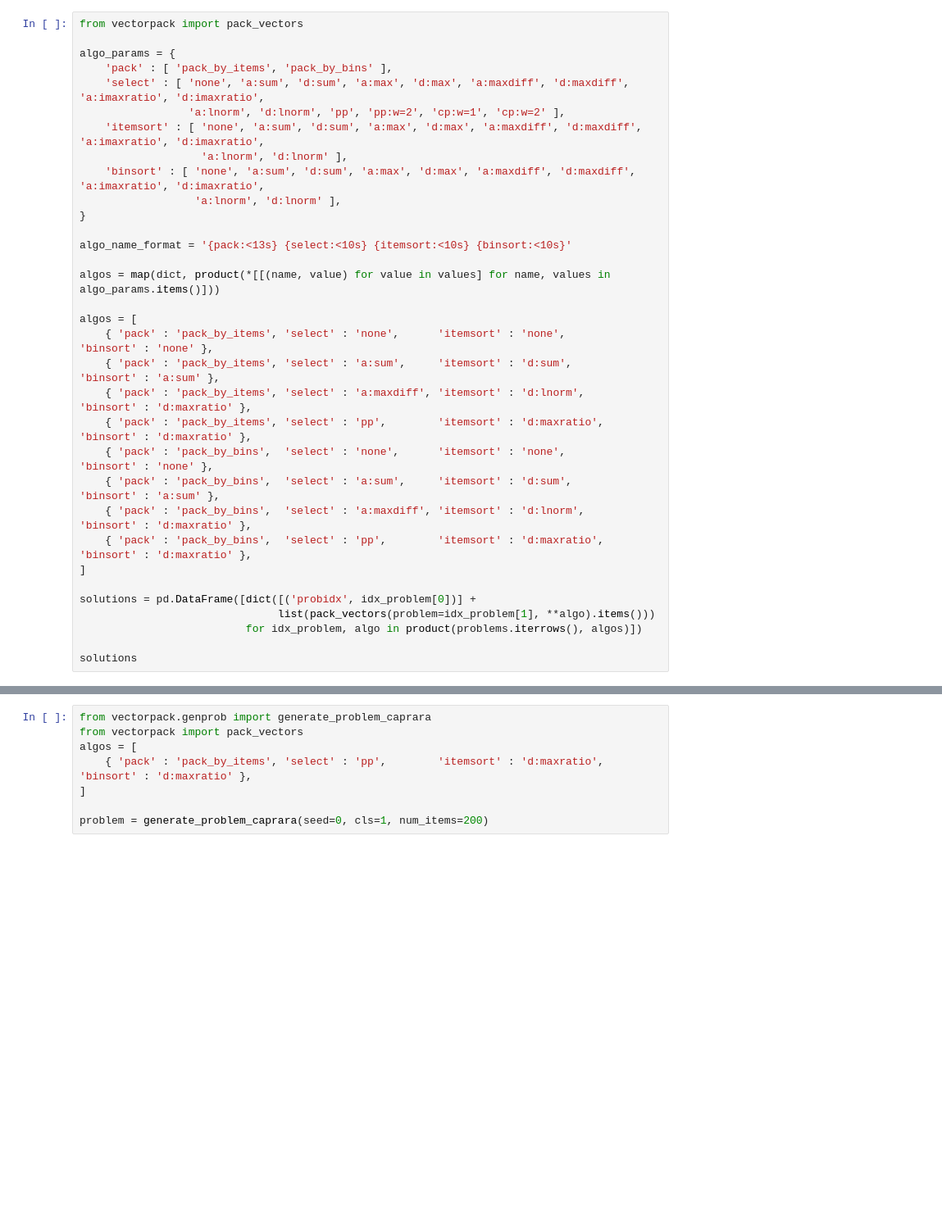
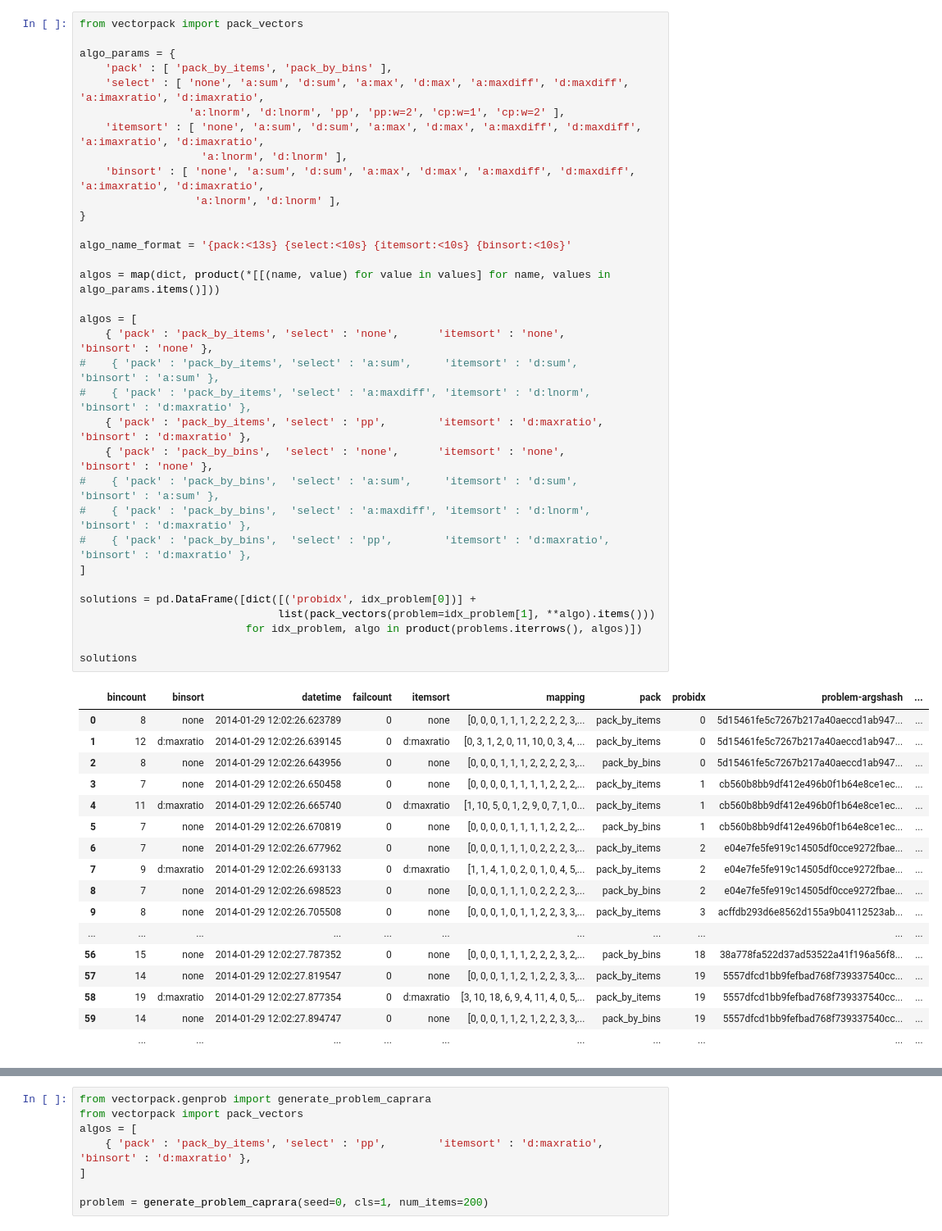
Before and after one commit to marklee77/vp2014_notebooks, a Jupyter notebook: Untitled0.ipynb, the cells around one changed output, grey strips where cells are left out. Shown: that part at 82% size. Drawn from its saved outputs; the diff is of its cells as text; blank space fills up the shorter version.

```diff
--- a/Untitled0.ipynb
+++ b/Untitled0.ipynb
@@ -32,33 +67,51 @@ problems
 # %%
 from vectorpack import pack_vectors
 
 algo_params = {
     'pack' : [ 'pack_by_items', 'pack_by_bins' ],
     'select' : [ 'none', 'a:sum', 'd:sum', 'a:max', 'd:max', 'a:maxdiff', 'd:maxdiff', 'a:imaxratio', 'd:imaxratio',
                  'a:lnorm', 'd:lnorm', 'pp', 'pp:w=2', 'cp:w=1', 'cp:w=2' ],
     'itemsort' : [ 'none', 'a:sum', 'd:sum', 'a:max', 'd:max', 'a:maxdiff', 'd:maxdiff', 'a:imaxratio', 'd:imaxratio',
                    'a:lnorm', 'd:lnorm' ],
     'binsort' : [ 'none', 'a:sum', 'd:sum', 'a:max', 'd:max', 'a:maxdiff', 'd:maxdiff', 'a:imaxratio', 'd:imaxratio',
                   'a:lnorm', 'd:lnorm' ],
 }
 
 algo_name_format = '{pack:<13s} {select:<10s} {itemsort:<10s} {binsort:<10s}'
 
 algos = map(dict, product(*[[(name, value) for value in values] for name, values in algo_params.items()]))
 
 algos = [
     { 'pack' : 'pack_by_items', 'select' : 'none',      'itemsort' : 'none',       'binsort' : 'none' },
-    { 'pack' : 'pack_by_items', 'select' : 'a:sum',     'itemsort' : 'd:sum',      'binsort' : 'a:sum' },
-    { 'pack' : 'pack_by_items', 'select' : 'a:maxdiff', 'itemsort' : 'd:lnorm',    'binsort' : 'd:maxratio' },
+#    { 'pack' : 'pack_by_items', 'select' : 'a:sum',     'itemsort' : 'd:sum',      'binsort' : 'a:sum' },
+#    { 'pack' : 'pack_by_items', 'select' : 'a:maxdiff', 'itemsort' : 'd:lnorm',    'binsort' : 'd:maxratio' },
     { 'pack' : 'pack_by_items', 'select' : 'pp',        'itemsort' : 'd:maxratio', 'binsort' : 'd:maxratio' },
     { 'pack' : 'pack_by_bins',  'select' : 'none',      'itemsort' : 'none',       'binsort' : 'none' },
-    { 'pack' : 'pack_by_bins',  'select' : 'a:sum',     'itemsort' : 'd:sum',      'binsort' : 'a:sum' },
-    { 'pack' : 'pack_by_bins',  'select' : 'a:maxdiff', 'itemsort' : 'd:lnorm',    'binsort' : 'd:maxratio' },
-    { 'pack' : 'pack_by_bins',  'select' : 'pp',        'itemsort' : 'd:maxratio', 'binsort' : 'd:maxratio' },
+#    { 'pack' : 'pack_by_bins',  'select' : 'a:sum',     'itemsort' : 'd:sum',      'binsort' : 'a:sum' },
+#    { 'pack' : 'pack_by_bins',  'select' : 'a:maxdiff', 'itemsort' : 'd:lnorm',    'binsort' : 'd:maxratio' },
+#    { 'pack' : 'pack_by_bins',  'select' : 'pp',        'itemsort' : 'd:maxratio', 'binsort' : 'd:maxratio' },
 ]
 
 solutions = pd.DataFrame([dict([('probidx', idx_problem[0])] +
                                list(pack_vectors(problem=idx_problem[1], **algo).items()))
                           for idx_problem, algo in product(problems.iterrows(), algos)])
 
 solutions
+# %% [output]
+|  | bincount | binsort | datetime | failcount | itemsort | mapping | pack | probidx | problem-argshash | ... |
+| 0 | 8 | none | 2014-01-29 12:02:26.623789 | 0 | none | [0, 0, 0, 1, 1, 1, 2, 2, 2, 2, 3,... | pack_by_items | 0 | 5d15461fe5c7267b217a40aeccd1ab947... | ... |
+| 1 | 12 | d:maxratio | 2014-01-29 12:02:26.639145 | 0 | d:maxratio | [0, 3, 1, 2, 0, 11, 10, 0, 3, 4, ... | pack_by_items | 0 | 5d15461fe5c7267b217a40aeccd1ab947... | ... |
+| 2 | 8 | none | 2014-01-29 12:02:26.643956 | 0 | none | [0, 0, 0, 1, 1, 1, 2, 2, 2, 2, 3,... | pack_by_bins | 0 | 5d15461fe5c7267b217a40aeccd1ab947... | ... |
+| 3 | 7 | none | 2014-01-29 12:02:26.650458 | 0 | none | [0, 0, 0, 0, 1, 1, 1, 1, 2, 2, 2,... | pack_by_items | 1 | cb560b8bb9df412e496b0f1b64e8ce1ec... | ... |
+| 4 | 11 | d:maxratio | 2014-01-29 12:02:26.665740 | 0 | d:maxratio | [1, 10, 5, 0, 1, 2, 9, 0, 7, 1, 0... | pack_by_items | 1 | cb560b8bb9df412e496b0f1b64e8ce1ec... | ... |
+| 5 | 7 | none | 2014-01-29 12:02:26.670819 | 0 | none | [0, 0, 0, 0, 1, 1, 1, 1, 2, 2, 2,... | pack_by_bins | 1 | cb560b8bb9df412e496b0f1b64e8ce1ec... | ... |
+| 6 | 7 | none | 2014-01-29 12:02:26.677962 | 0 | none | [0, 0, 0, 1, 1, 1, 0, 2, 2, 2, 3,... | pack_by_items | 2 | e04e7fe5fe919c14505df0cce9272fbae... | ... |
+| 7 | 9 | d:maxratio | 2014-01-29 12:02:26.693133 | 0 | d:maxratio | [1, 1, 4, 1, 0, 2, 0, 1, 0, 4, 5,... | pack_by_items | 2 | e04e7fe5fe919c14505df0cce9272fbae... | ... |
+| 8 | 7 | none | 2014-01-29 12:02:26.698523 | 0 | none | [0, 0, 0, 1, 1, 1, 0, 2, 2, 2, 3,... | pack_by_bins | 2 | e04e7fe5fe919c14505df0cce9272fbae... | ... |
+| 9 | 8 | none | 2014-01-29 12:02:26.705508 | 0 | none | [0, 0, 0, 1, 0, 1, 1, 2, 2, 3, 3,... | pack_by_items | 3 | acffdb293d6e8562d155a9b04112523ab... | ... |
+| ... | ... | ... | ... | ... | ... | ... | ... | ... | ... | ... |
+| 56 | 15 | none | 2014-01-29 12:02:27.787352 | 0 | none | [0, 0, 0, 1, 1, 1, 2, 2, 2, 3, 2,... | pack_by_bins | 18 | 38a778fa522d37ad53522a41f196a56f8... | ... |
+| 57 | 14 | none | 2014-01-29 12:02:27.819547 | 0 | none | [0, 0, 0, 1, 1, 2, 1, 2, 2, 3, 3,... | pack_by_items | 19 | 5557dfcd1bb9fefbad768f739337540cc... | ... |
+| 58 | 19 | d:maxratio | 2014-01-29 12:02:27.877354 | 0 | d:maxratio | [3, 10, 18, 6, 9, 4, 11, 4, 0, 5,... | pack_by_items | 19 | 5557dfcd1bb9fefbad768f739337540cc... | ... |
+| 59 | 14 | none | 2014-01-29 12:02:27.894747 | 0 | none | [0, 0, 0, 1, 1, 2, 1, 2, 2, 3, 3,... | pack_by_bins | 19 | 5557dfcd1bb9fefbad768f739337540cc... | ... |
+|  | ... | ... | ... | ... | ... | ... | ... | ... | ... | ... |
```
Also changed, not shown: parts of 5 cells of this notebook, 2 other files.
